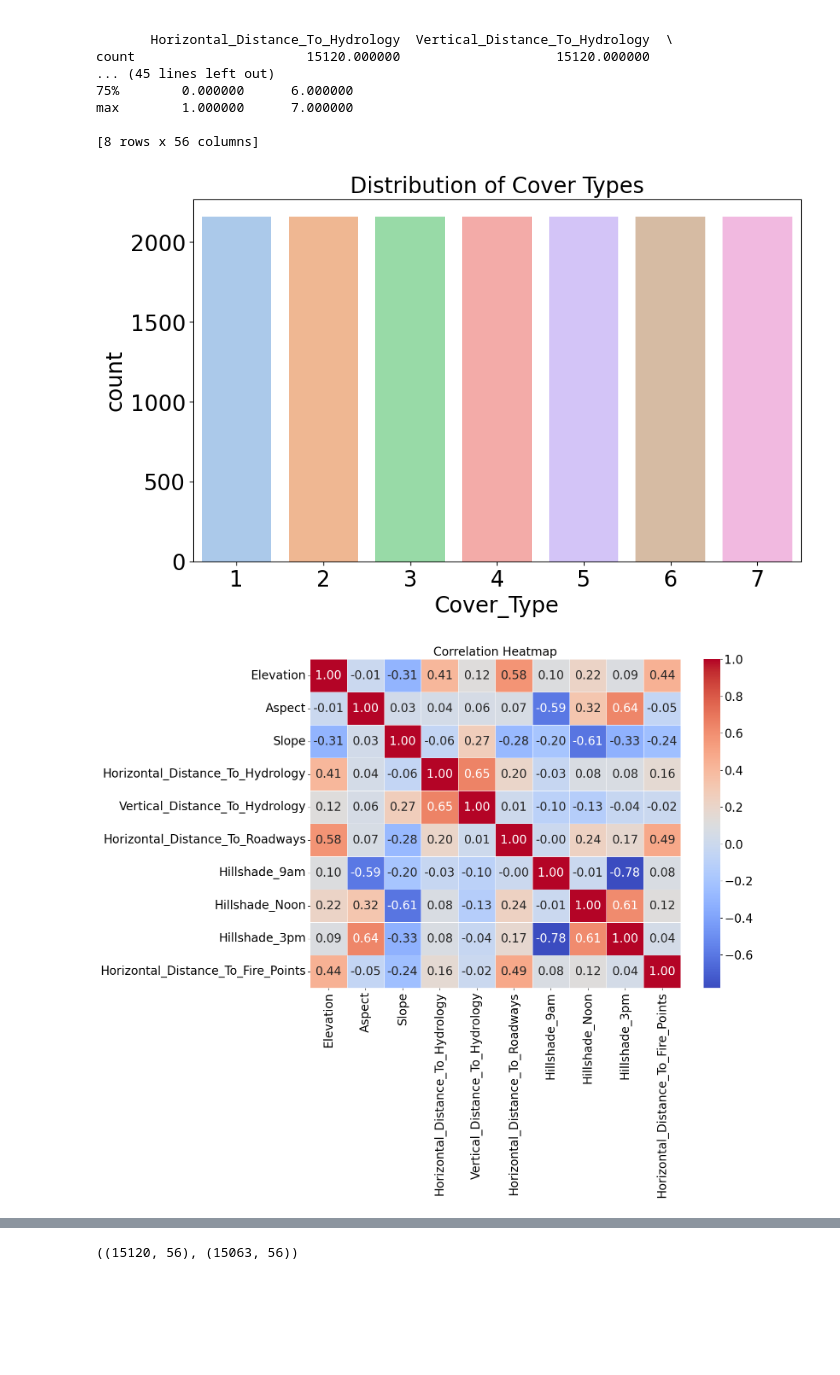
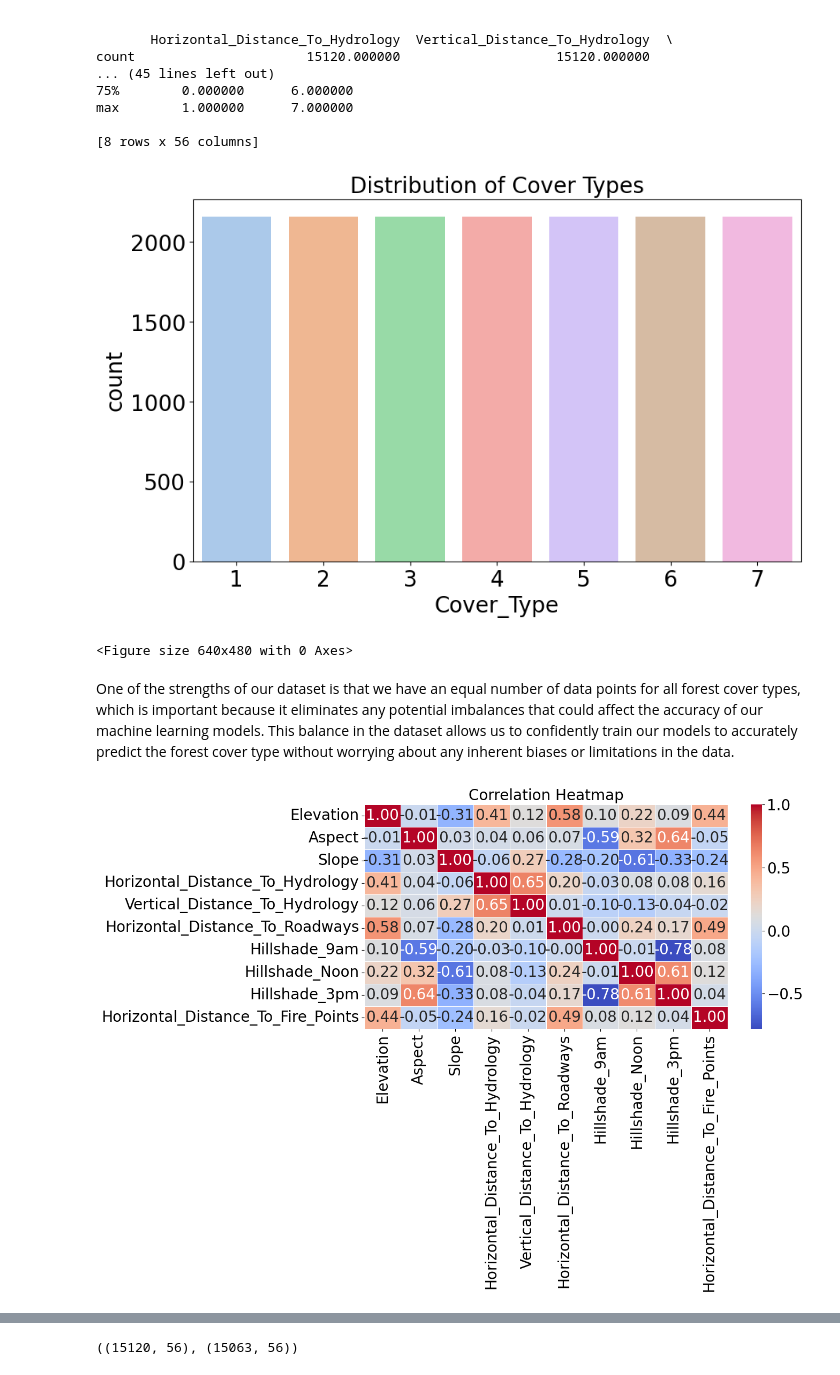
Before and after one commit to Nayaeun/Forest-Cover-Type-Prediction, a Jupyter notebook: final project_updated _1.ipynb, the cells around one changed output, grey strips where cells are left out. Cells and saved outputs as stored; diff of their text form; code cells hidden in the pictures; blank space fills up the shorter version.

```diff
--- a/final project_updated _1.ipynb
+++ b/final project_updated _1.ipynb
@@ -97,25 +108,29 @@ plt.figure(figsize=(10, 6))
 sns.countplot(data=df_train, x='Cover_Type', palette='pastel')
 plt.title('Distribution of Cover Types')
 plt.show()
+plt.tight_layout()
 
-
-#
+# All cover types have same the number of counts.
 # %% [output]
 [figure]
+<Figure size 640x480 with 0 Axes>
+# %% [markdown]
+One of the strengths of our dataset is that we have an equal number of data points for all forest cover types, which is important because it eliminates any potential imbalances that could affect the accuracy of our machine learning models. This balance in the dataset allows us to confidently train our models to accurately predict the forest cover type without worrying about any inherent biases or limitations in the data.
 # %%
 cols = []
 for i in df_train.columns:
     if ('soil' in i.lower()) or ('wilderness' in i.lower()) or ('type' in i.lower()) or ('id' in i.lower()):
         continue
     else:
         cols.append(i)
 # Compute the correlation matrix
 corr_matrix = df_train[cols].corr()
 
 # Visualize the correlation matrix as a heatmap
 plt.figure(figsize=(14, 10))
 sns.heatmap(corr_matrix, annot=True, fmt='.2f', cmap='coolwarm', linewidths=0.5)
 plt.title('Correlation Heatmap')
+plt.tight_layout()
 plt.show()
 # %% [output]
-[figure, old version]
+[figure, new version]
```
Also changed, not shown: parts of 24 cells of this notebook.
